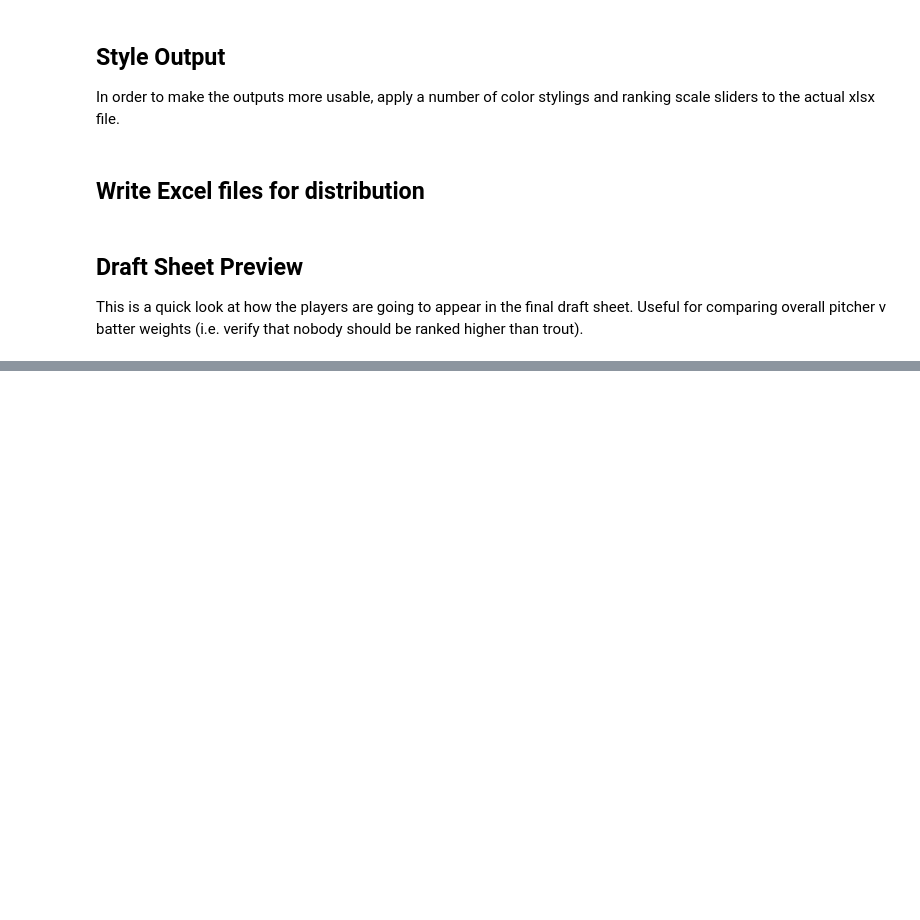
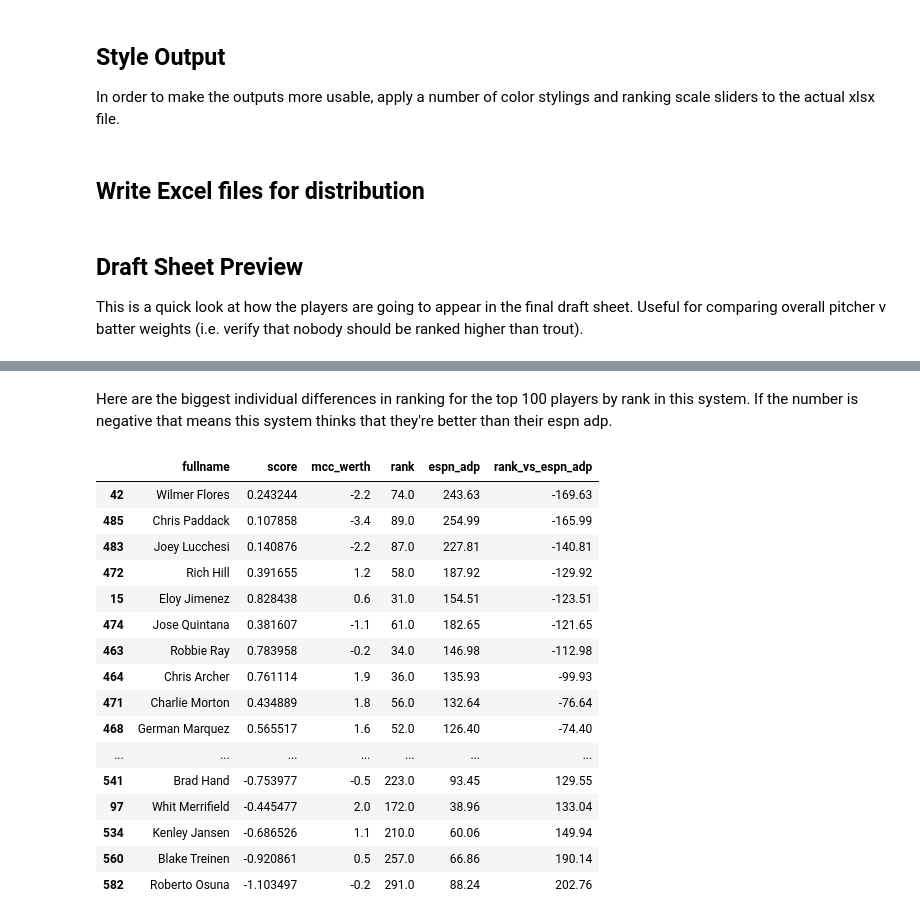
Before and after one commit to zmsy/notebooks, a Jupyter notebook: Player Z-scores.ipynb, the cells around one changed output, grey strips where cells are left out. Drawn from its saved outputs; the diff is of its cells as text; code cells hidden in the pictures; blank space fills up the shorter version.

```diff
--- a/Player Z-scores.ipynb
+++ b/Player Z-scores.ipynb
@@ -382,0 +386,24 @@ sb.lmplot(x="mcc_werth", y="score", hue="catg", fit_reg=False, data=dfd[dfd['ran
+# %% [markdown]
+Here are the biggest individual differences in ranking for the top 100 players by rank in this system. If the number is negative that means this system thinks that they're better than their espn adp.
+# %%
+dfd['rank_vs_espn_adp'] = dfd['rank']  - dfd['espn_adp']
+dfd[((dfd['espn_adp'] < 100.0) | (dfd['rank'] < 100.0)) & (dfd['rank_vs_espn_adp'].apply(lambda x: abs(x) > 30))].sort_values(by='rank_vs_espn_adp')[
+    ['fullname', 'score', 'mcc_werth', 'rank', 'espn_adp', 'rank_vs_espn_adp']]
+# %% [output]
+|  | fullname | score | mcc_werth | rank | espn_adp | rank_vs_espn_adp |
+| 42 | Wilmer Flores | 0.243244 | -2.2 | 74.0 | 243.63 | -169.63 |
+| 485 | Chris Paddack | 0.107858 | -3.4 | 89.0 | 254.99 | -165.99 |
+| 483 | Joey Lucchesi | 0.140876 | -2.2 | 87.0 | 227.81 | -140.81 |
+| 472 | Rich Hill | 0.391655 | 1.2 | 58.0 | 187.92 | -129.92 |
+| 15 | Eloy Jimenez | 0.828438 | 0.6 | 31.0 | 154.51 | -123.51 |
+| 474 | Jose Quintana | 0.381607 | -1.1 | 61.0 | 182.65 | -121.65 |
+| 463 | Robbie Ray | 0.783958 | -0.2 | 34.0 | 146.98 | -112.98 |
+| 464 | Chris Archer | 0.761114 | 1.9 | 36.0 | 135.93 | -99.93 |
+| 471 | Charlie Morton | 0.434889 | 1.8 | 56.0 | 132.64 | -76.64 |
+| 468 | German Marquez | 0.565517 | 1.6 | 52.0 | 126.40 | -74.40 |
+| ... | ... | ... | ... | ... | ... | ... |
+| 541 | Brad Hand | -0.753977 | -0.5 | 223.0 | 93.45 | 129.55 |
+| 97 | Whit Merrifield | -0.445477 | 2.0 | 172.0 | 38.96 | 133.04 |
+| 534 | Kenley Jansen | -0.686526 | 1.1 | 210.0 | 60.06 | 149.94 |
+| 560 | Blake Treinen | -0.920861 | 0.5 | 257.0 | 66.86 | 190.14 |
+| 582 | Roberto Osuna | -1.103497 | -0.2 | 291.0 | 88.24 | 202.76 |
```
Also changed, not shown: parts of 13 cells of this notebook, 1 other file.
